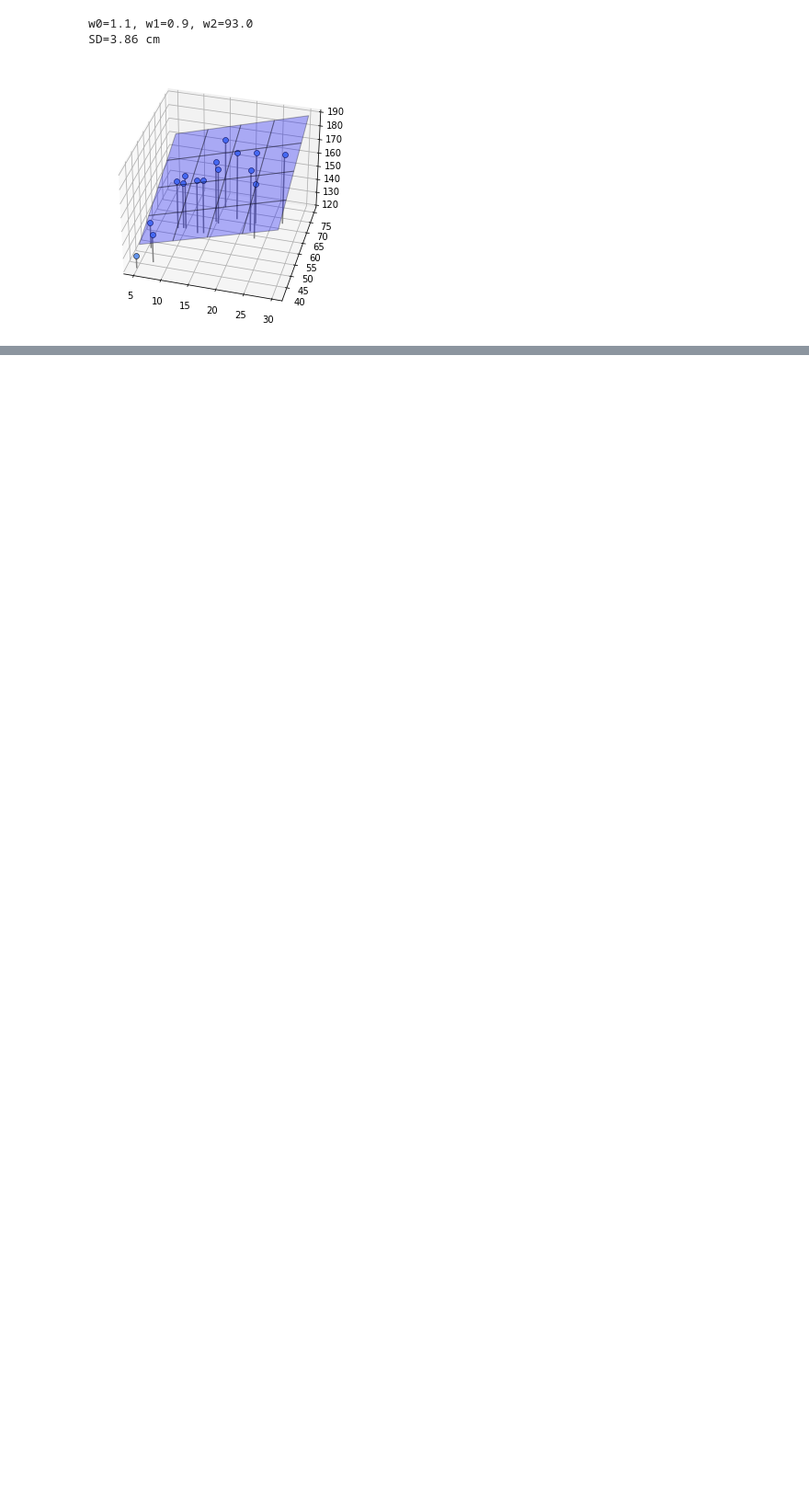
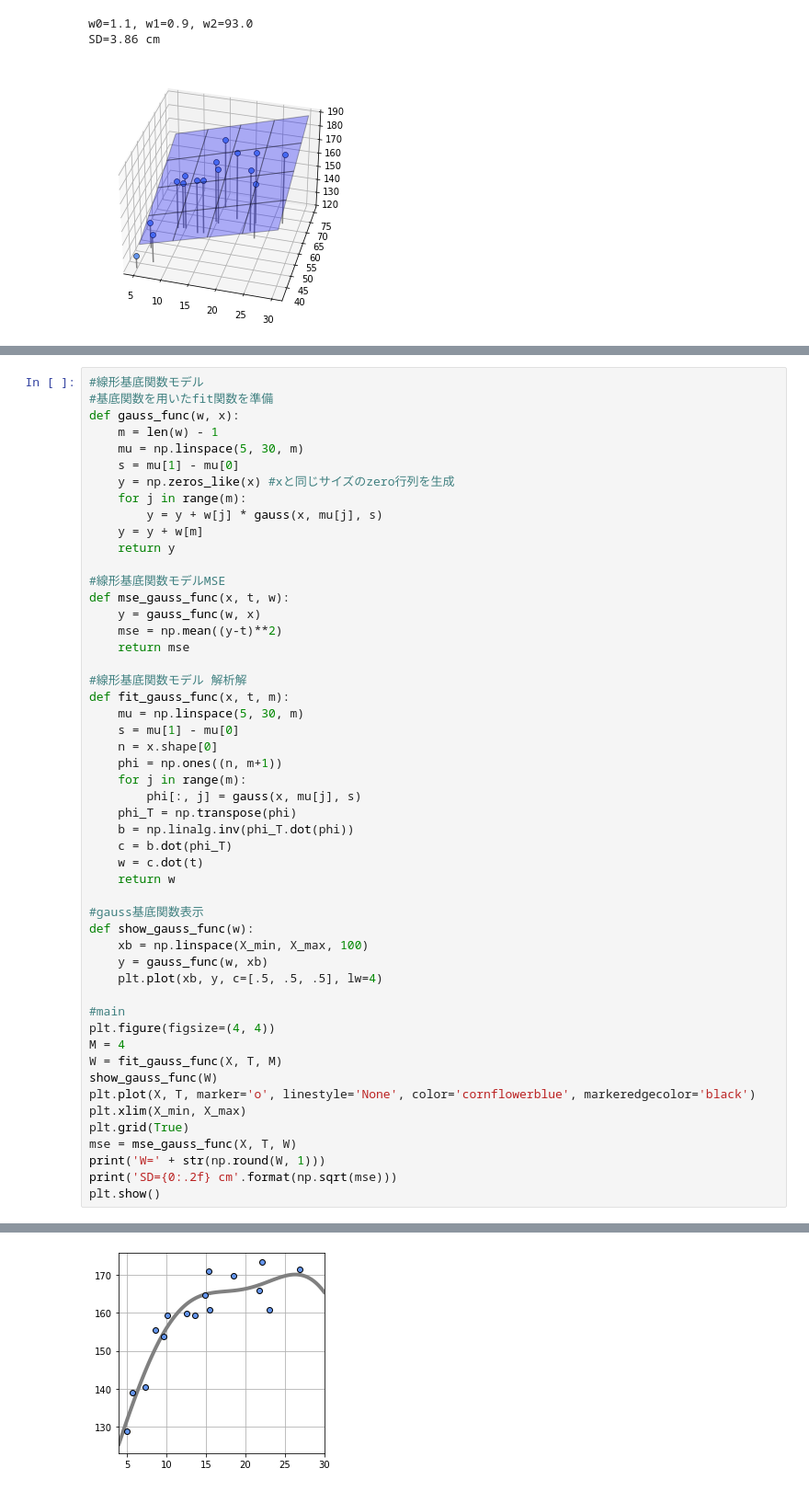
Before and after one commit to skanayam/python_machinelearning_tutorial, a Jupyter notebook: section5.ipynb, the cells around one changed output, grey strips where cells are left out. Shown: that part at 92% size. Saved outputs shown, nothing was run; the diff lists cells and outputs as text; blank space fills up the shorter version.

```diff
--- a/section5.ipynb
+++ b/section5.ipynb
@@ -373,0 +410,52 @@ SD=3.86 cm
+# %%
+#線形基底関数モデル
+#基底関数を用いたfit関数を準備
+def gauss_func(w, x):
+    m = len(w) - 1
+    mu = np.linspace(5, 30, m)
+    s = mu[1] - mu[0]
+    y = np.zeros_like(x) #xと同じサイズのzero行列を生成
+    for j in range(m):
+        y = y + w[j] * gauss(x, mu[j], s)
+    y = y + w[m]
+    return y
+
+#線形基底関数モデルMSE
+def mse_gauss_func(x, t, w):
+    y = gauss_func(w, x)
+    mse = np.mean((y-t)**2)
+    return mse
+
+#線形基底関数モデル 解析解
+def fit_gauss_func(x, t, m):
+    mu = np.linspace(5, 30, m)
+    s = mu[1] - mu[0]
+    n = x.shape[0]
+    phi = np.ones((n, m+1))
+    for j in range(m):
+        phi[:, j] = gauss(x, mu[j], s)
+    phi_T = np.transpose(phi)
+    b = np.linalg.inv(phi_T.dot(phi))
+    c = b.dot(phi_T)
+    w = c.dot(t)
+    return w
+
+#gauss基底関数表示
+def show_gauss_func(w):
+    xb = np.linspace(X_min, X_max, 100)
+    y = gauss_func(w, xb)
+    plt.plot(xb, y, c=[.5, .5, .5], lw=4)
+
+#main
+plt.figure(figsize=(4, 4))
+M = 4
+W = fit_gauss_func(X, T, M)
+show_gauss_func(W)
+plt.plot(X, T, marker='o', linestyle='None', color='cornflowerblue', markeredgecolor='black')
+plt.xlim(X_min, X_max)
+plt.grid(True)
+mse = mse_gauss_func(X, T, W)
+print('W=' + str(np.round(W, 1)))
+print('SD={0:.2f} cm'.format(np.sqrt(mse)))
+plt.show()
+# %% [output]
@@ -373,0 +464 @@ SD=3.86 cm
+[figure, added]
```
Also changed, not shown: parts of 8 cells of this notebook.
